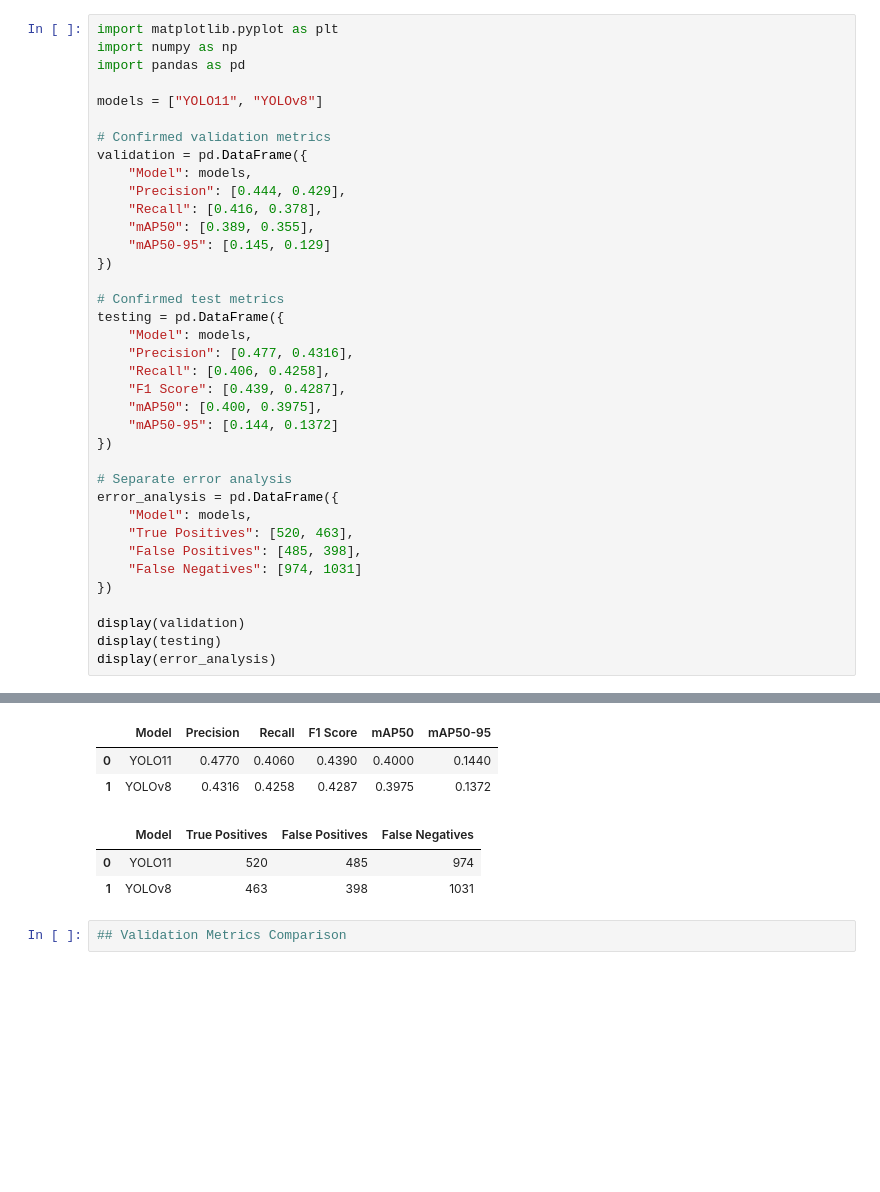
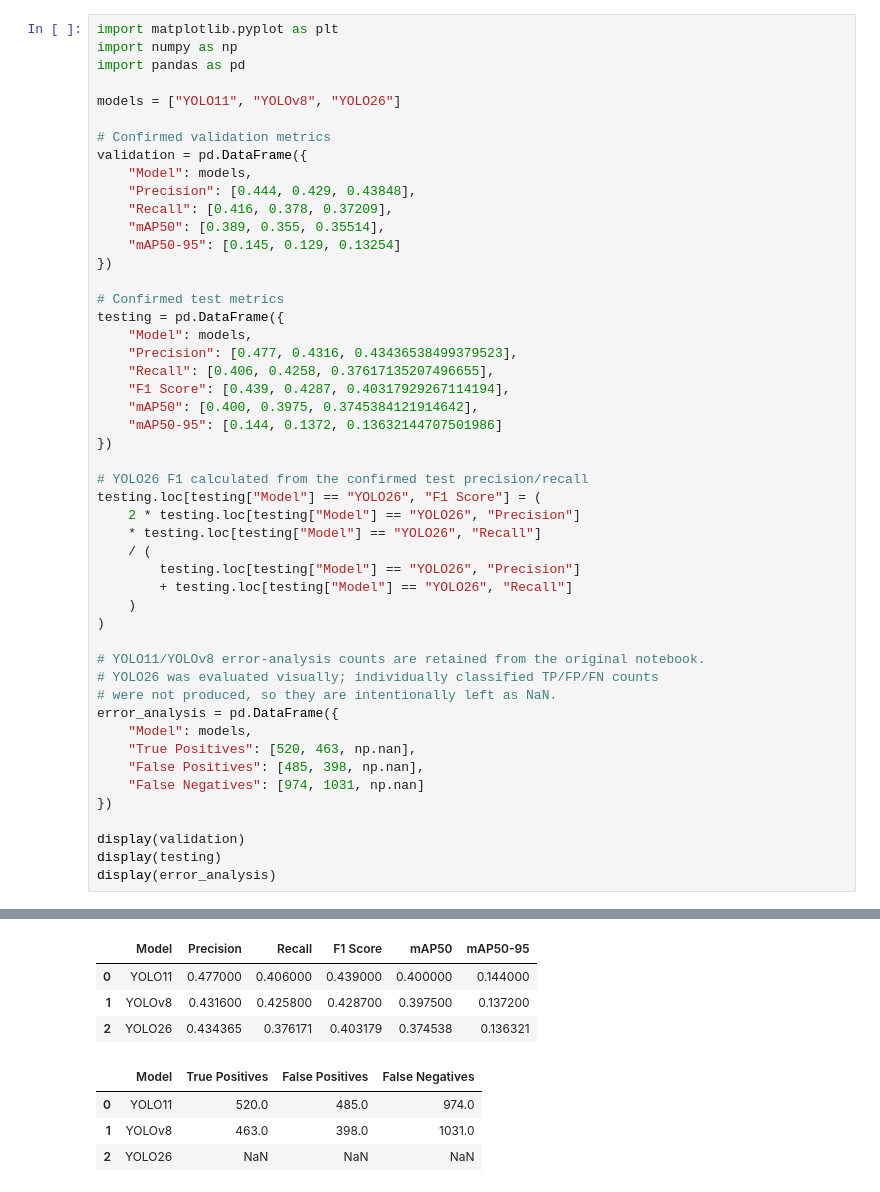
Before and after one commit to Balaji-Coder06/RailGuard, a Jupyter notebook: Model Dataset/comparison.ipynb, the cells around one changed output, grey strips where cells are left out. Saved outputs shown, nothing was run; the diff lists cells and outputs as text; blank space fills up the shorter version.

```diff
--- a/Model Dataset/comparison.ipynb
+++ b/Model Dataset/comparison.ipynb
@@ -9,33 +9,45 @@ import matplotlib.pyplot as plt
 import numpy as np
 import pandas as pd
 
-models = ["YOLO11", "YOLOv8"]
+models = ["YOLO11", "YOLOv8", "YOLO26"]
 
 # Confirmed validation metrics
 validation = pd.DataFrame({
     "Model": models,
-    "Precision": [0.444, 0.429],
-    "Recall": [0.416, 0.378],
-    "mAP50": [0.389, 0.355],
-    "mAP50-95": [0.145, 0.129]
+    "Precision": [0.444, 0.429, 0.43848],
+    "Recall": [0.416, 0.378, 0.37209],
+    "mAP50": [0.389, 0.355, 0.35514],
+    "mAP50-95": [0.145, 0.129, 0.13254]
 })
 
 # Confirmed test metrics
 testing = pd.DataFrame({
     "Model": models,
-    "Precision": [0.477, 0.4316],
-    "Recall": [0.406, 0.4258],
-    "F1 Score": [0.439, 0.4287],
-    "mAP50": [0.400, 0.3975],
-    "mAP50-95": [0.144, 0.1372]
+    "Precision": [0.477, 0.4316, 0.43436538499379523],
+    "Recall": [0.406, 0.4258, 0.37617135207496655],
+    "F1 Score": [0.439, 0.4287, 0.40317929267114194],
+    "mAP50": [0.400, 0.3975, 0.3745384121914642],
+    "mAP50-95": [0.144, 0.1372, 0.13632144707501986]
 })
 
-# Separate error analysis
+# YOLO26 F1 calculated from the confirmed test precision/recall
+testing.loc[testing["Model"] == "YOLO26", "F1 Score"] = (
+    2 * testing.loc[testing["Model"] == "YOLO26", "Precision"]
+    * testing.loc[testing["Model"] == "YOLO26", "Recall"]
+    / (
+        testing.loc[testing["Model"] == "YOLO26", "Precision"]
+        + testing.loc[testing["Model"] == "YOLO26", "Recall"]
+    )
+)
+
+# YOLO11/YOLOv8 error-analysis counts are retained from the original notebook.
+# YOLO26 was evaluated visually; individually classified TP/FP/FN counts
+# were not produced, so they are intentionally left as NaN.
 error_analysis = pd.DataFrame({
     "Model": models,
-    "True Positives": [520, 463],
-    "False Positives": [485, 398],
-    "False Negatives": [974, 1031]
+    "True Positives": [520, 463, np.nan],
+    "False Positives": [485, 398, np.nan],
+    "False Negatives": [974, 1031, np.nan]
 })
 
 display(validation)
@@ -48,8 +61,8 @@ display(error_analysis)
 |  | Model | Precision | Recall | F1 Score | mAP50 | mAP50-95 |
-| 0 | YOLO11 | 0.4770 | 0.4060 | 0.4390 | 0.4000 | 0.1440 |
-| 1 | YOLOv8 | 0.4316 | 0.4258 | 0.4287 | 0.3975 | 0.1372 |
+| 0 | YOLO11 | 0.477000 | 0.406000 | 0.439000 | 0.400000 | 0.144000 |
+| 1 | YOLOv8 | 0.431600 | 0.425800 | 0.428700 | 0.397500 | 0.137200 |
+| 2 | YOLO26 | 0.434365 | 0.376171 | 0.403179 | 0.374538 | 0.136321 |
 |  | Model | True Positives | False Positives | False Negatives |
-| 0 | YOLO11 | 520 | 485 | 974 |
-| 1 | YOLOv8 | 463 | 398 | 1031 |
+| 0 | YOLO11 | 520.0 | 485.0 | 974.0 |
+| 1 | YOLOv8 | 463.0 | 398.0 | 1031.0 |
+| 2 | YOLO26 | NaN | NaN | NaN |
-# %%
-## Validation Metrics Comparison
```
Also changed, not shown: parts of 16 cells of this notebook.
